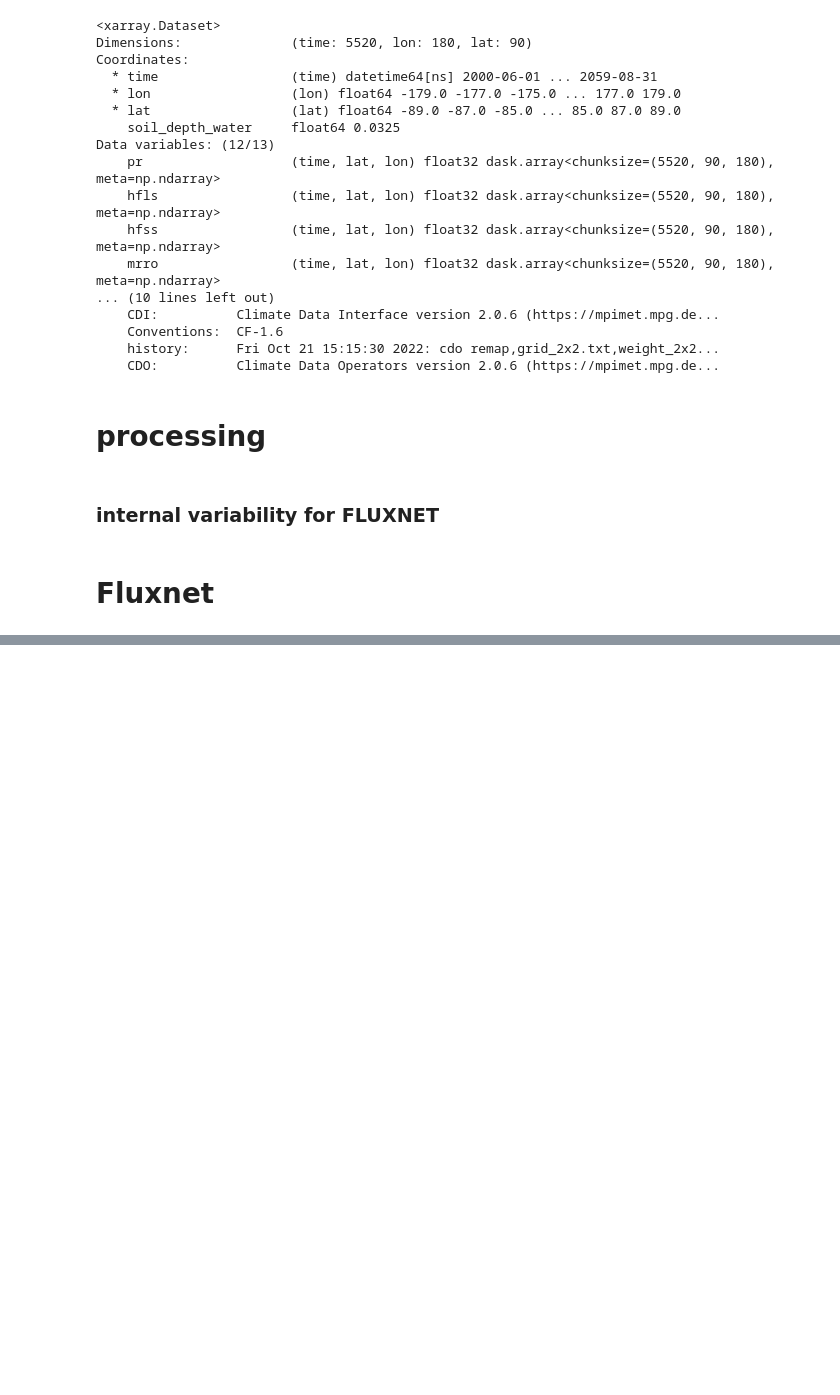
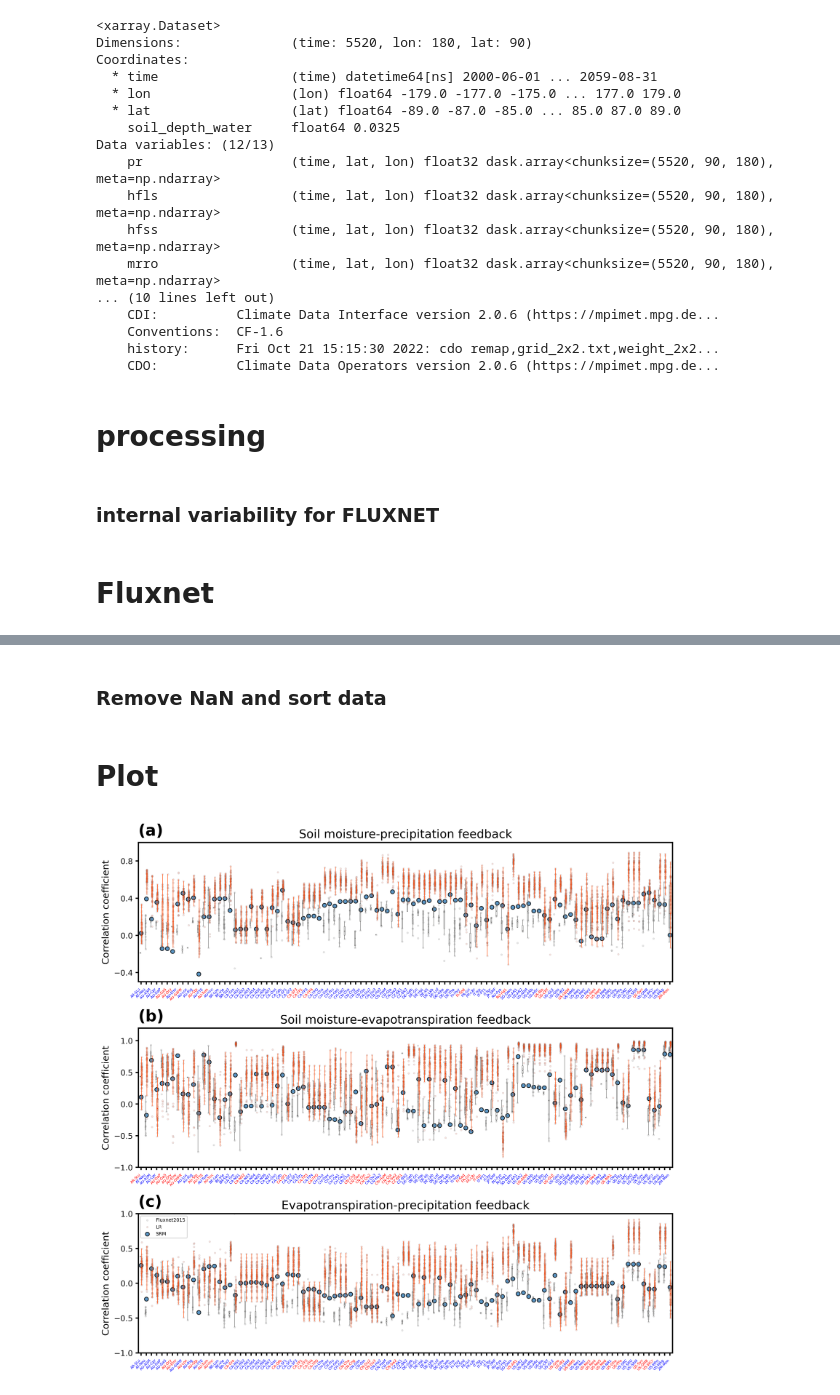
Before and after one commit to junhonglee89/PNAS_land-atm_coupling_in_global_SRM, a Jupyter notebook: Fig4.ipynb, the cells around one changed output, grey strips where cells are left out. Cells and saved outputs as stored; diff of their text form; code cells hidden in the pictures; blank space fills up the shorter version.

```diff
--- a/Fig4.ipynb
+++ b/Fig4.ipynb
@@ -288,7 +287,7 @@ internal_lh_sl2['time'] =  pd.date_range('2000-06-01', periods=60, freq='1Y')
 # Fluxnet
 # %%
 dpath    = f'{WORK_DIR}/data/Fluxnet2015/'
-dataFLUX = xr.open_mfdataset(dpath+'FLUXNET_yearly_corr_2023.nc')
+dataFLUX = xr.open_mfdataset(dpath+'FLUXNET_yearly_corr_DD.nc')
 dataFLUX
 # %% [output]
 <xarray.Dataset>
@@ -651,0 +353,14 @@ US-Wkg -109.9419 31.7365 -0.05
+# %%
+dpath = f'{WORK_DIR}/data/CMIP6/'
+
+interpolated_cmip_sl0  = xr.open_mfdataset(f'{dpath}/interpolated_corr_DD_sl0.nc')
+interpolated_cmip_sl1  = xr.open_mfdataset(f'{dpath}/interpolated_corr_DD_sl1.nc')
+interpolated_cmip_sl2  = xr.open_mfdataset(f'{dpath}/interpolated_corr_DD_sl2.nc')
+
+cmip_sm_pr = interpolated_cmip_sl0['sm_pr'].values
+cmip_sm_lh = interpolated_cmip_sl0['sm_lh'].values
+cmip_lh_pr = interpolated_cmip_sl0['lh_pr'].values
+cmip_sm_pr_sl1 = interpolated_cmip_sl1['sm_pr'].values
+cmip_sm_lh_sl1 = interpolated_cmip_sl1['sm_lh'].values
+cmip_sm_pr_sl2 = interpolated_cmip_sl2['sm_pr'].values
+cmip_sm_lh_sl2 = interpolated_cmip_sl2['sm_lh'].values
@@ -651,0 +410,4 @@ US-Wkg -109.9419 31.7365 -0.05
+# %%
+flux_median_sm_pr = np.nanmedian(flux_sm_pr, axis=1)
+flux_median_sm_lh = np.nanmedian(flux_sm_lh, axis=1)
+flux_median_lh_pr = np.nanmedian(flux_lh_pr, axis=1)
@@ -651,0 +418,2 @@ US-Wkg -109.9419 31.7365 -0.05
+# %% [markdown]
+### Remove NaN and sort data
@@ -651,0 +447,2 @@ US-Wkg -109.9419 31.7365 -0.05
+# %% [markdown]
+# Plot
@@ -651,0 +579,52 @@ US-Wkg -109.9419 31.7365 -0.05
+# %%
+txt_x, txt_y = 0.0, 1.05
+
+rmax, cmax = 3, 2
+fig, ax = plt.subplots(nrows=rmax,ncols=cmax, figsize=(20,10),)
+
+rr, cc = 0, 0
+# Corr(SM, P)
+plot_internal_variability(ax[rr,cc], flux_sm_pr, icon_sm_pr[:,0], cmip_sm_pr,
+                          site_list_sm_pr, sort_idx_sm_pr)
+ax[rr,cc].set_xlim(0.5, len(site_list_sm_pr)+0.5)
+ax[rr,cc].set_ylim(-0.5, 1.0)
+ax[rr,cc].set_yticks([-0.4, 0.0, 0.4, 0.8])
+ax[rr,cc].set_ylabel('Correlation coefficient', fontsize=12)
+ax[rr,cc].set_title('Soil moisture-precipitation feedback', fontsize=15)
+ax[rr,cc].text(txt_x, txt_y, '(a)', transform=ax[rr,cc].transAxes, size=20, weight='bold')
+
+rr, cc = 1, 0
+# Corr(SM, ET)
+plot_internal_variability(ax[rr,cc], flux_sm_lh, icon_sm_lh[:,0], cmip_sm_lh,
+                          site_list_sm_pr, sort_idx_sm_pr)
+ax[rr,cc].set_xlim(0.5, len(site_list_sm_pr)+0.5)
+ax[rr,cc].set_ylim(-1.0, 1.2)
+ax[rr,cc].set_ylabel('Correlation coefficient', fontsize=12)
+ax[rr,cc].set_title('Soil moisture-evapotranspiration feedback', fontsize=15)
+ax[rr,cc].text(txt_x, txt_y, '(b)', transform=ax[rr,cc].transAxes, size=20, weight='bold')
+
+rr, cc = 2, 0
+# Corr(ET, P)
+plot_internal_variability(ax[rr,cc],flux_lh_pr, icon_lh_pr[:,0],cmip_lh_pr,
+                          site_list_sm_pr, sort_idx_sm_pr)
+ax[rr,cc].set_xlim(0.5, len(site_list_sm_pr)+0.5)
+ax[rr,cc].set_ylim(-1.0, 1.0)
+ax[rr,cc].set_yticks([-1.0, -0.5, 0.0, 0.5, 1.0])
+ax[rr,cc].set_ylabel('Correlation coefficient', fontsize=12)
+ax[rr,cc].set_title('Evapotranspiration-precipitation feedback', fontsize=15)
+ax[rr,cc].text(txt_x, txt_y, '(c)', transform=ax[rr,cc].transAxes, size=20, weight='bold')
+leg=ax[rr,cc].legend(prop={'size': 6})
+# leg.get_frame().set_linewidth(0.0)
+
+cc = 0
+for rr in np.arange(rmax):
+    ax[rr,cc].xaxis.set_tick_params(width=1.5, labelsize=4.5)
+    ax[rr,cc].yaxis.set_tick_params(width=1.5, labelsize=10)
+
+cc = 1
+for rr in np.arange(rmax):
+    ax[rr,cc].set_visible(False)
+
+plt.tight_layout()
+# %% [output]
+[figure, added]
```
Also changed, not shown: parts of 29 cells of this notebook, 1 other file.
